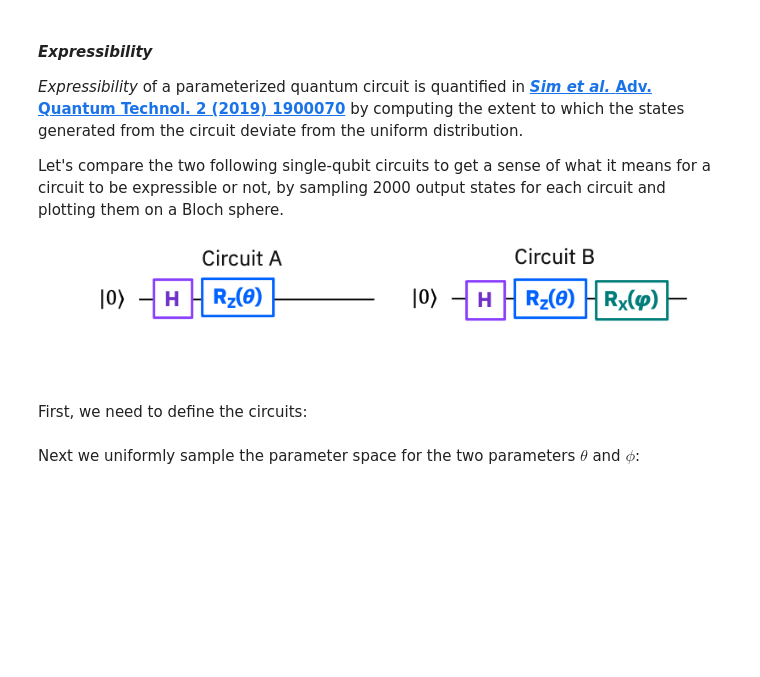
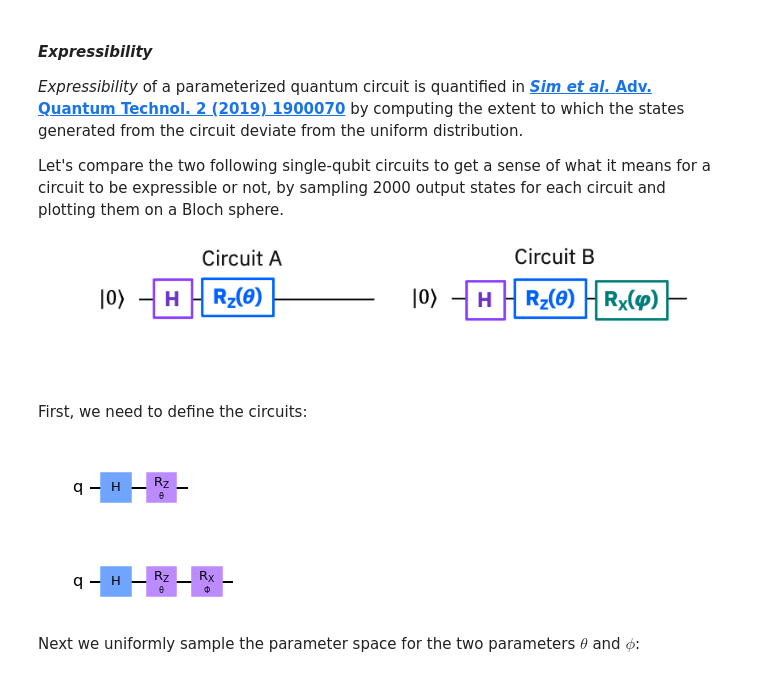
Before and after one commit to quantum-melbourne/mcds-workshop-21, a Jupyter notebook: day-two/circuit_training.ipynb, the cells around one changed output. Saved outputs shown, nothing was run; the diff lists cells and outputs as text; code cells hidden in the pictures; blank space fills up the shorter version.

```diff
--- a/day-two/circuit_training.ipynb
+++ b/day-two/circuit_training.ipynb
@@ -88,16 +95,20 @@ phi_param = Parameter('Φ')
 # %%
 # Circuit A
 qc_A = QuantumCircuit(1)
 qc_A.h(0)
 qc_A.rz(theta_param,0)
-qc_A.draw()
+qc_A.draw(output='mpl')
+# %% [output]
+[figure, added]
 # %%
 # Circuit B
 qc_B=QuantumCircuit(1)
 qc_B.h(0)
 qc_B.rz(theta_param,0)
 qc_B.rx(phi_param,0)
-qc_B.draw()
+qc_B.draw(output='mpl')
+# %% [output]
+[figure, added]
 # %% [markdown]
 Next we uniformly sample the parameter space for the two parameters $\theta$ and $\phi$:
 # %%
```
Also changed, not shown: parts of 65 cells of this notebook.
